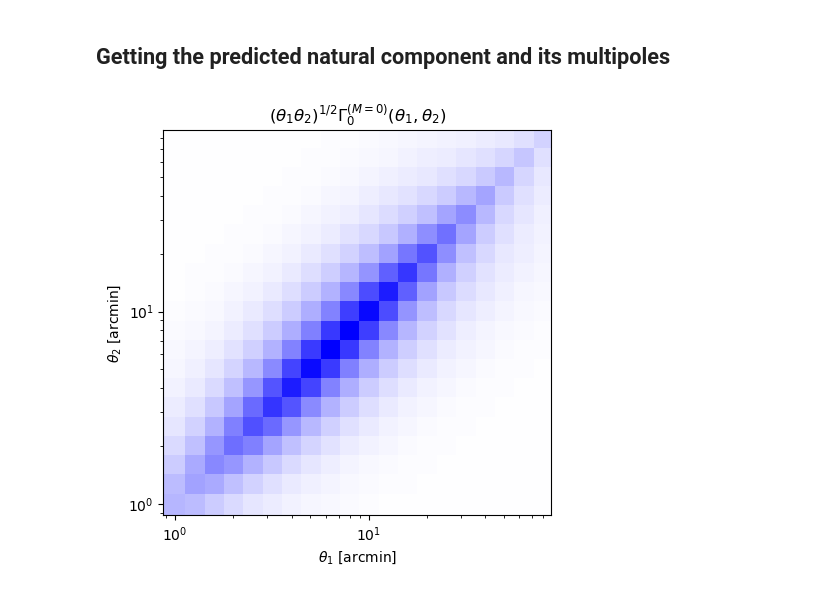
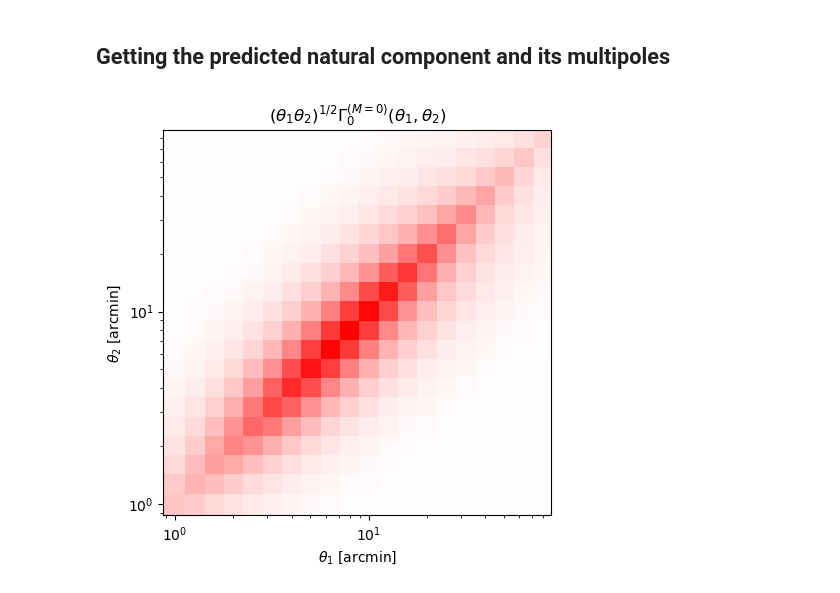
Before and after one commit to git-sunao/fastnc, a Jupyter notebook: docs/tutorial.ipynb, the cells around one changed output. Cells and saved outputs as stored; diff of their text form; code cells hidden in the pictures.

```diff
--- a/docs/tutorial.ipynb
+++ b/docs/tutorial.ipynb
@@ -10,7 +9,7 @@ from fastnc import fastnc, bispectrum
 ## Instantiate the class:
 # %%
 # Instantiate with config:
-config = {'Lmax':20}
+config = {'Lmax':30}
 bs = bispectrum.BispectrumHalofit(config)
 
 # Instantiate with kwargs:
@@ -172,22 +172,22 @@ Wall time: 1.21 s
 # %%
 # Access to the natural-component multipoles:
 t1, t2, M = fnc.get_bins(bin_type='multipole', t1_unit='arcmin', mesh=False)
 Mmax = fnc.config_multipole['Mmax']
 Gamma0M = fnc.Gamma0M
 
 # Example: Plotting M=0th multipole of 0-th natural component
 plt.figure(figsize=(5,5))
 plt.xscale('log')
 plt.yscale('log')
 plt.xlabel(r'$\theta_1$ [arcmin]')
 plt.ylabel(r'$\theta_2$ [arcmin]')
 plt.title(r'$(\theta_1\theta_2)^{1/2}\Gamma_0^{(M=0)}(\theta_1, \theta_2)$')
-z = Gamma0M[Mmax, :, :]*np.sqrt(t1[:,None]*t2[None,:])
+z = Gamma0M[:, :, Mmax]*np.sqrt(t1[:,None]*t2[None,:])
 vmax = np.max(np.abs(z))
 plt.pcolormesh(t1, t2, z, vmin=-vmax, vmax=vmax, cmap='bwr')
 plt.show()
 # %% [output]
-[figure, old version]
+[figure, new version]
 # %%
 # Access to the natural component:
 t1, t2, phi = fnc.get_bins(bin_type='SAS', t1_unit='arcmin', mesh=False)
```
Also changed, not shown: parts of 8 cells of this notebook.
